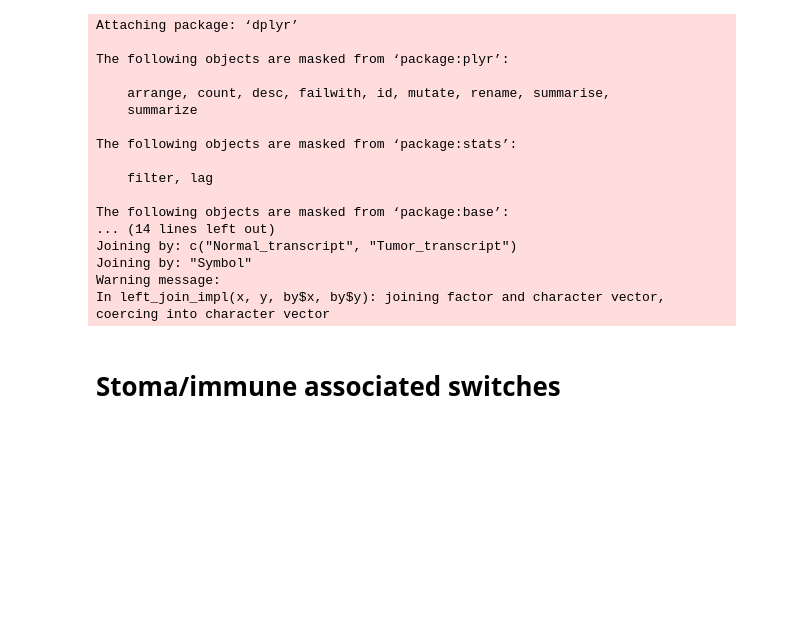
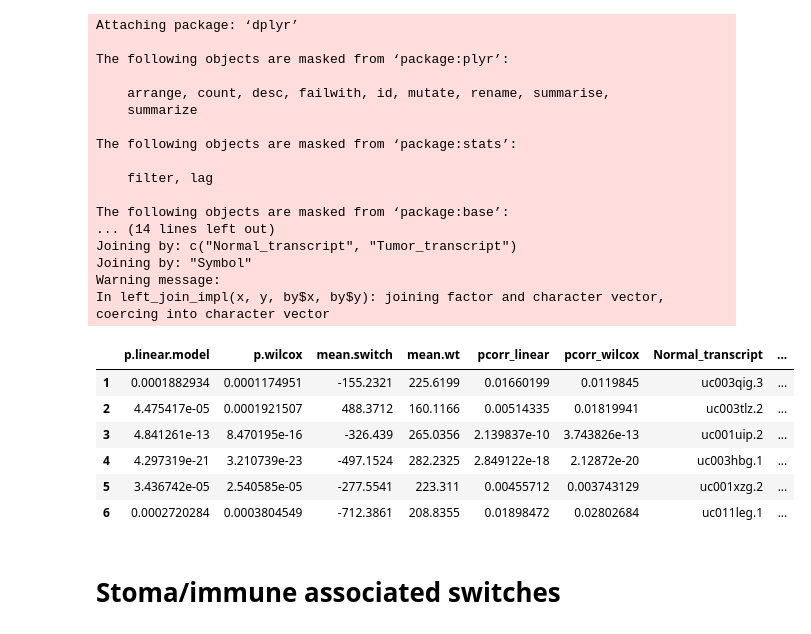
Before and after one commit to hclimente/smartas, a Jupyter notebook: switches/immune_analysis.ipynb, the cells around one changed output. Drawn from its saved outputs; the diff is of its cells as text; code cells hidden in the pictures; blank space fills up the shorter version.

```diff
--- a/switches/immune_analysis.ipynb
+++ b/switches/immune_analysis.ipynb
@@ -69,6 +71,24 @@ Joining by: c("Normal_transcript", "Tumor_transcript")
 Joining by: "Symbol"
 Warning message:
 In left_join_impl(x, y, by$x, by$y): joining factor and character vector, coercing into character vector
+# %%
+tumor <- "brca"
+    filename <- paste0("../data/switches/estimate/", tumor, "_ouptut_r_immune.txt")
+    read.delim(filename) %>%
+
+        mutate(., Switch=row.names(.), Tumor=tumor, SwitchCorrelation="Immune") %>%
+filter(pcorr_linear < 0.05 | pcorr_wilcox < 0.05) %>%
+
+        separate(Switch,into=c("Normal_transcript","Tumor_transcript"), sep="-") %>%
+head
+# %% [output]
+|  | p.linear.model | p.wilcox | mean.switch | mean.wt | pcorr_linear | pcorr_wilcox | Normal_transcript | ... |
+| 1 | 0.0001882934 | 0.0001174951 | -155.2321 | 225.6199 | 0.01660199 | 0.0119845 | uc003qig.3 | ... |
+| 2 | 4.475417e-05 | 0.0001921507 | 488.3712 | 160.1166 | 0.00514335 | 0.01819941 | uc003tlz.2 | ... |
+| 3 | 4.841261e-13 | 8.470195e-16 | -326.439 | 265.0356 | 2.139837e-10 | 3.743826e-13 | uc001uip.2 | ... |
+| 4 | 4.297319e-21 | 3.210739e-23 | -497.1524 | 282.2325 | 2.849122e-18 | 2.12872e-20 | uc003hbg.1 | ... |
+| 5 | 3.436742e-05 | 2.540585e-05 | -277.5541 | 223.311 | 0.00455712 | 0.003743129 | uc001xzg.2 | ... |
+| 6 | 0.0002720284 | 0.0003804549 | -712.3861 | 208.8355 | 0.01898472 | 0.02802684 | uc011leg.1 | ... |
 # %% [markdown]
 # Stoma/immune associated switches
 # %%
```
Also changed, not shown: parts of 8 cells of this notebook.
